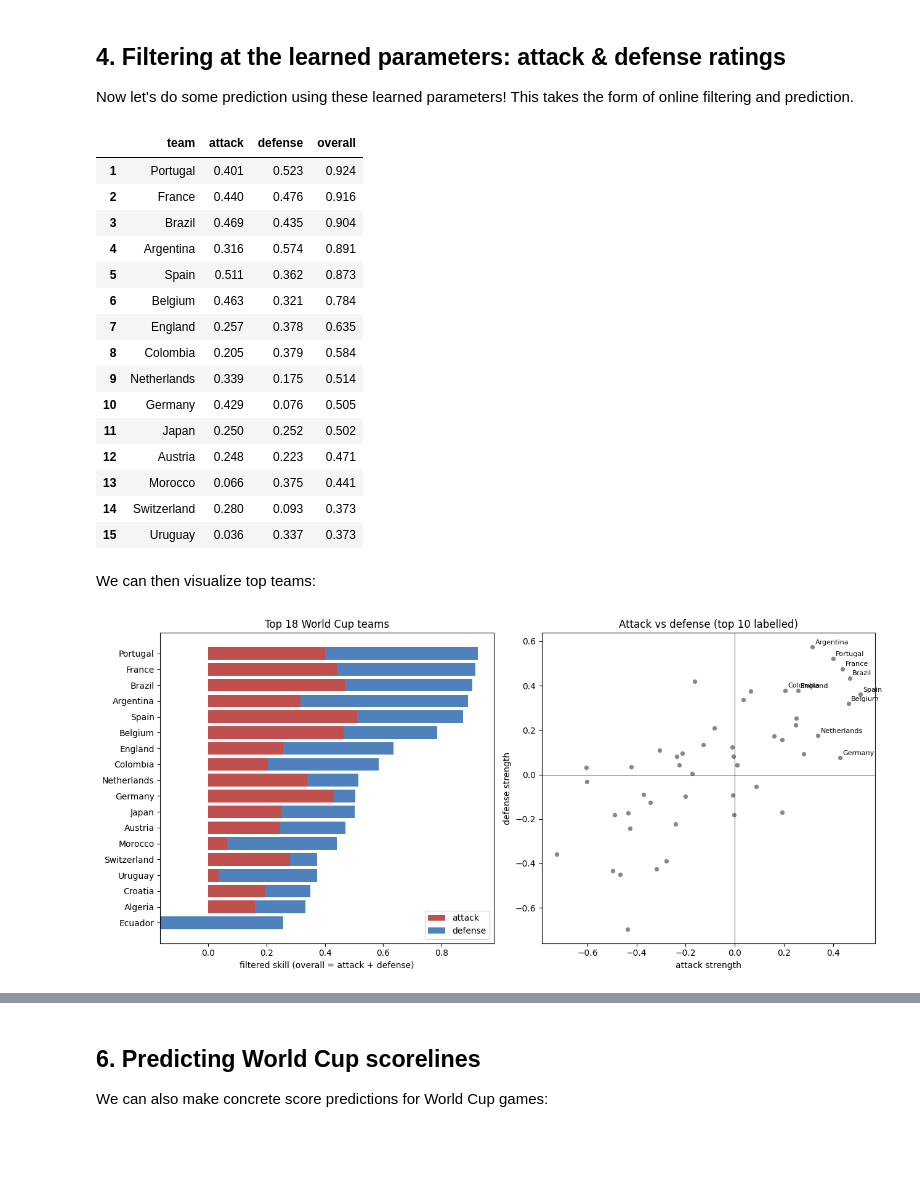
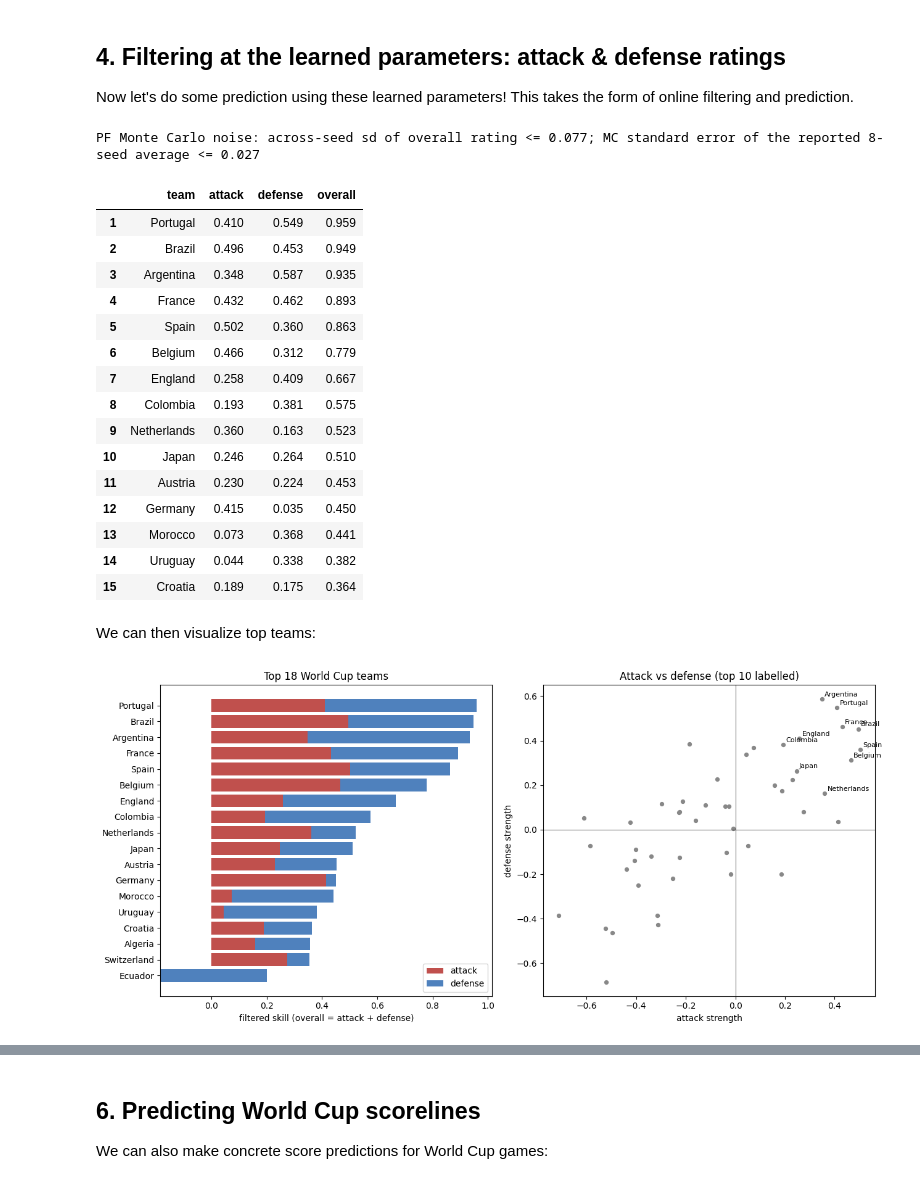
Before and after one commit to DanWaxman/dynestyx, a Jupyter notebook: docs/deep_dives/factorial_world_cup.ipynb, the cells around one changed output, grey strips where cells are left out. Drawn from its saved outputs; the diff is of its cells as text; code cells hidden in the pictures; blank space fills up the shorter version.

```diff
--- a/docs/deep_dives/factorial_world_cup.ipynb
+++ b/docs/deep_dives/factorial_world_cup.ipynb
@@ -201,54 +201,67 @@ Learned (MAP) hyperparameters
 Now let's do some prediction using these learned parameters! This takes the form of online filtering and prediction.
 # %%
 def world_cup_model(model, predict_times=None, predict_factor_indices=None):
+    # record_filtered_states_mean also records the per-match local means + chol
+    # covariances that section 5 reads.
     with Filter(filter_config=FactorialPFConfig(n_particles=1000, record_filtered_states_mean=True)):
         dsx.sample(
             "skill",
             model,
             obs_times=obs_times,
             obs_values=obs_values,
             obs_factor_indices=obs_factor_indices,
             predict_times=predict_times,
             predict_factor_indices=predict_factor_indices,
         )
 
 
 fitted_model = make_model(opt_params)
-trace = Predictive(lambda: world_cup_model(fitted_model), num_samples=1)(
+# The PF is itself a Monte Carlo method: run it under several seeds and average,
+# rather than trusting a single run.
+N_PF_SEEDS = 8
+trace = Predictive(lambda: world_cup_model(fitted_model), num_samples=N_PF_SEEDS)(
     jax.random.PRNGKey(0)
 )
-skills = np.asarray(trace["skill_filtered_states_mean"][0])  # (F, 2)
+skills_seeds = np.asarray(trace["skill_filtered_states_mean"])  # (N_PF_SEEDS, F, 2)
+skills = skills_seeds.mean(axis=0)  # (F, 2)
 attack, defense = skills[:, 0], skills[:, 1]
 overall = attack + defense
+seed_sd = skills_seeds.sum(axis=-1).std(axis=0, ddof=1)  # across-seed sd of one run's overall rating
+print(
+    f"PF Monte Carlo noise: across-seed sd of overall rating <= {seed_sd.max():.3f}; "
+    f"MC standard error of the reported {N_PF_SEEDS}-seed average <= "
+    f"{seed_sd.max() / np.sqrt(N_PF_SEEDS):.3f}"
+)
 
 order = np.argsort(overall)[::-1]
 ranking = pd.DataFrame(
     {
         "team": [wc_teams[i] for i in order],
         "attack": attack[order],
         "defense": defense[order],
         "overall": overall[order],
     }
 )
 ranking.index = np.arange(1, F + 1)
 ranking.head(15).round(3)
 # %% [output]
+PF Monte Carlo noise: across-seed sd of overall rating <= 0.077; MC standard error of the reported 8-seed average <= 0.027
 |  | team | attack | defense | overall |
-| 1 | Portugal | 0.401 | 0.523 | 0.924 |
-| 2 | France | 0.440 | 0.476 | 0.916 |
-| 3 | Brazil | 0.469 | 0.435 | 0.904 |
-| 4 | Argentina | 0.316 | 0.574 | 0.891 |
-| 5 | Spain | 0.511 | 0.362 | 0.873 |
-| 6 | Belgium | 0.463 | 0.321 | 0.784 |
-| 7 | England | 0.257 | 0.378 | 0.635 |
-| 8 | Colombia | 0.205 | 0.379 | 0.584 |
-| 9 | Netherlands | 0.339 | 0.175 | 0.514 |
-| 10 | Germany | 0.429 | 0.076 | 0.505 |
-| 11 | Japan | 0.250 | 0.252 | 0.502 |
-| 12 | Austria | 0.248 | 0.223 | 0.471 |
-| 13 | Morocco | 0.066 | 0.375 | 0.441 |
-| 14 | Switzerland | 0.280 | 0.093 | 0.373 |
-| 15 | Uruguay | 0.036 | 0.337 | 0.373 |
+| 1 | Portugal | 0.410 | 0.549 | 0.959 |
+| 2 | Brazil | 0.496 | 0.453 | 0.949 |
+| 3 | Argentina | 0.348 | 0.587 | 0.935 |
+| 4 | France | 0.432 | 0.462 | 0.893 |
+| 5 | Spain | 0.502 | 0.360 | 0.863 |
+| 6 | Belgium | 0.466 | 0.312 | 0.779 |
+| 7 | England | 0.258 | 0.409 | 0.667 |
+| 8 | Colombia | 0.193 | 0.381 | 0.575 |
+| 9 | Netherlands | 0.360 | 0.163 | 0.523 |
+| 10 | Japan | 0.246 | 0.264 | 0.510 |
+| 11 | Austria | 0.230 | 0.224 | 0.453 |
+| 12 | Germany | 0.415 | 0.035 | 0.450 |
+| 13 | Morocco | 0.073 | 0.368 | 0.441 |
+| 14 | Uruguay | 0.044 | 0.338 | 0.382 |
+| 15 | Croatia | 0.189 | 0.175 | 0.364 |
 # %% [markdown]
 We can then visualize top teams:
 # %%
@@ -269,7 +282,7 @@ ax.set_xlabel("attack strength"); ax.set_ylabel("defense strength")
 ax.set_title("Attack vs defense (top 10 labelled)")
 fig.tight_layout(); plt.show()
 # %% [output]
-[figure, old version]
+[figure, new version]
 # %% [markdown]
 ## 5. Attack & defense trajectories with uncertainty
 
```
Also changed, not shown: parts of 5 cells of this notebook.
